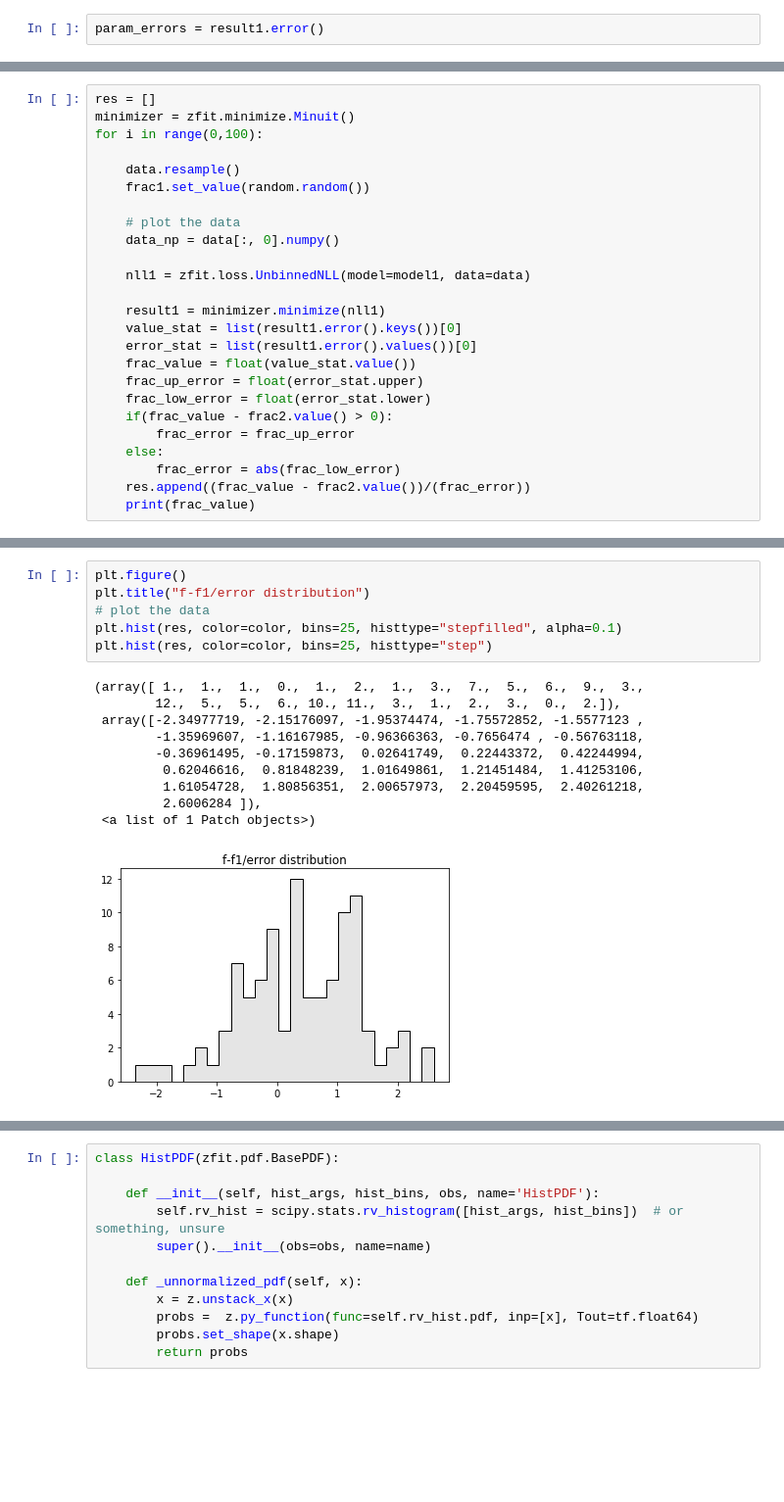
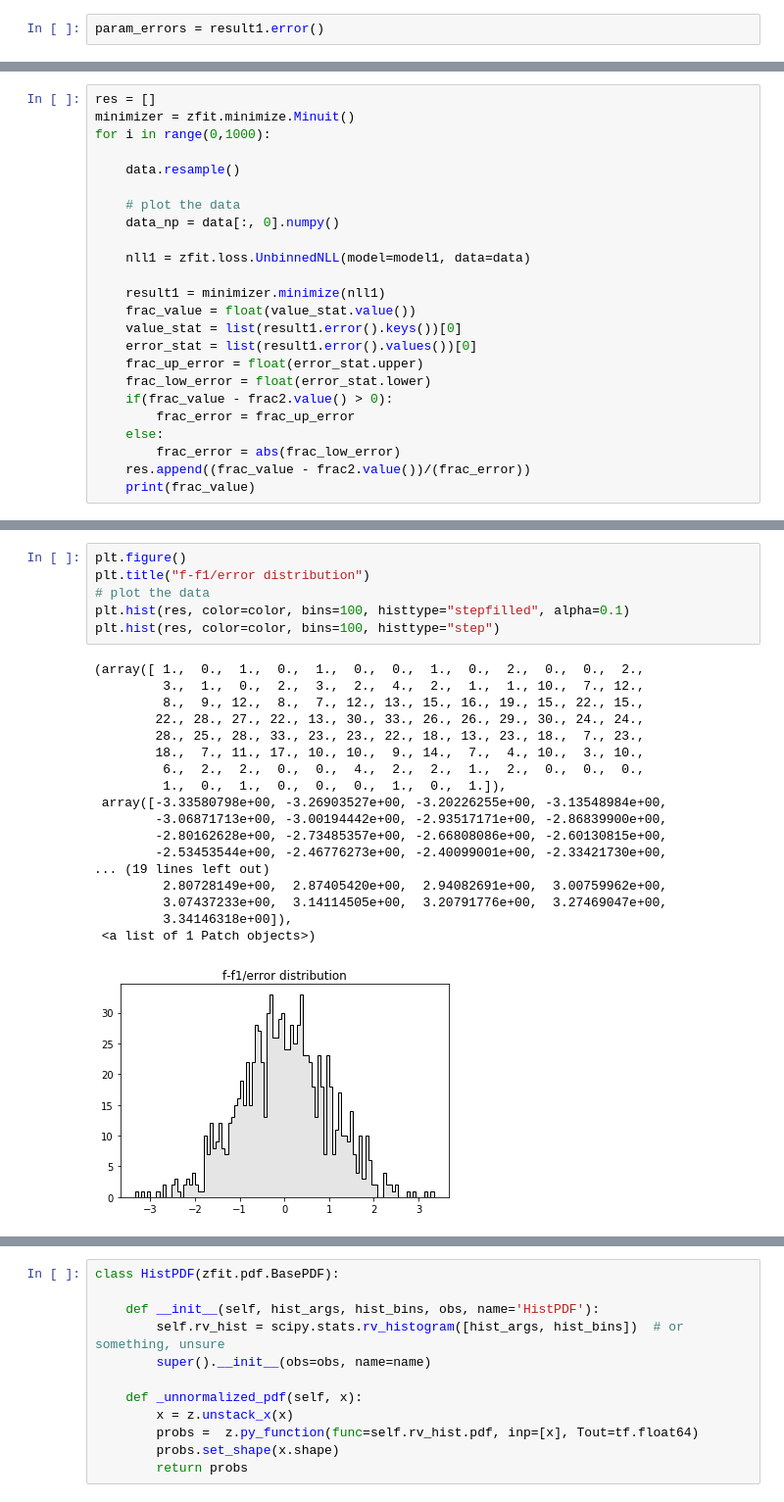
Before and after one commit to simonkrivonosov/ZfitDeveloping, a Jupyter notebook: trainingModelFitting.ipynb, the cells around one changed output, grey strips where cells are left out. Shown at 98% size. Drawn from its saved outputs; the diff is of its cells as text; blank space fills up the shorter version.

```diff
--- a/trainingModelFitting.ipynb
+++ b/trainingModelFitting.ipynb
@@ -145,10 +145,9 @@ WARNING:tensorflow:8 out of the last 9 calls to <function BasePDF.pdf at 0x...>
 # %%
 res = []
 minimizer = zfit.minimize.Minuit()
-for i in range(0,100):
+for i in range(0,1000):
 
     data.resample()
-    frac1.set_value(random.random())
 
     # plot the data
     data_np = data[:, 0].numpy()
@@ -156,9 +155,9 @@ for i in range(0,100):
     nll1 = zfit.loss.UnbinnedNLL(model=model1, data=data)
 
     result1 = minimizer.minimize(nll1)
+    frac_value = float(value_stat.value())
     value_stat = list(result1.error().keys())[0]
     error_stat = list(result1.error().values())[0]
-    frac_value = float(value_stat.value())
     frac_up_error = float(error_stat.upper)
     frac_low_error = float(error_stat.lower)
     if(frac_value - frac2.value() > 0):
@@ -208,20 +207,28 @@ res
 # %%
 plt.figure()
 plt.title("f-f1/error distribution")
 # plot the data
-plt.hist(res, color=color, bins=25, histtype="stepfilled", alpha=0.1)
-plt.hist(res, color=color, bins=25, histtype="step")
+plt.hist(res, color=color, bins=100, histtype="stepfilled", alpha=0.1)
+plt.hist(res, color=color, bins=100, histtype="step")
 # %% [output]
-(array([ 1.,  1.,  1.,  0.,  1.,  2.,  1.,  3.,  7.,  5.,  6.,  9.,  3.,
-        12.,  5.,  5.,  6., 10., 11.,  3.,  1.,  2.,  3.,  0.,  2.]),
- array([-2.34977719, -2.15176097, -1.95374474, -1.75572852, -1.5577123 ,
-        -1.35969607, -1.16167985, -0.96366363, -0.7656474 , -0.56763118,
-        -0.36961495, -0.17159873,  0.02641749,  0.22443372,  0.42244994,
-         0.62046616,  0.81848239,  1.01649861,  1.21451484,  1.41253106,
-         1.61054728,  1.80856351,  2.00657973,  2.20459595,  2.40261218,
-         2.6006284 ]),
+(array([ 1.,  0.,  1.,  0.,  1.,  0.,  0.,  1.,  0.,  2.,  0.,  0.,  2.,
+         3.,  1.,  0.,  2.,  3.,  2.,  4.,  2.,  1.,  1., 10.,  7., 12.,
+         8.,  9., 12.,  8.,  7., 12., 13., 15., 16., 19., 15., 22., 15.,
+        22., 28., 27., 22., 13., 30., 33., 26., 26., 29., 30., 24., 24.,
+        28., 25., 28., 33., 23., 23., 22., 18., 13., 23., 18.,  7., 23.,
+        18.,  7., 11., 17., 10., 10.,  9., 14.,  7.,  4., 10.,  3., 10.,
+         6.,  2.,  2.,  0.,  0.,  4.,  2.,  2.,  1.,  2.,  0.,  0.,  0.,
+         1.,  0.,  1.,  0.,  0.,  0.,  1.,  0.,  1.]),
+ array([-3.33580798e+00, -3.26903527e+00, -3.20226255e+00, -3.13548984e+00,
+        -3.06871713e+00, -3.00194442e+00, -2.93517171e+00, -2.86839900e+00,
+        -2.80162628e+00, -2.73485357e+00, -2.66808086e+00, -2.60130815e+00,
+        -2.53453544e+00, -2.46776273e+00, -2.40099001e+00, -2.33421730e+00,
+... (19 lines left out)
+         2.80728149e+00,  2.87405420e+00,  2.94082691e+00,  3.00759962e+00,
+         3.07437233e+00,  3.14114505e+00,  3.20791776e+00,  3.27469047e+00,
+         3.34146318e+00]),
  <a list of 1 Patch objects>)
-[figure, old version]
+[figure, new version]
 # %%
 import numpy as np
 print("Стандартное отклонение:", np.var(res))
```
Also changed, not shown: parts of 10 cells of this notebook, 1 other file.
